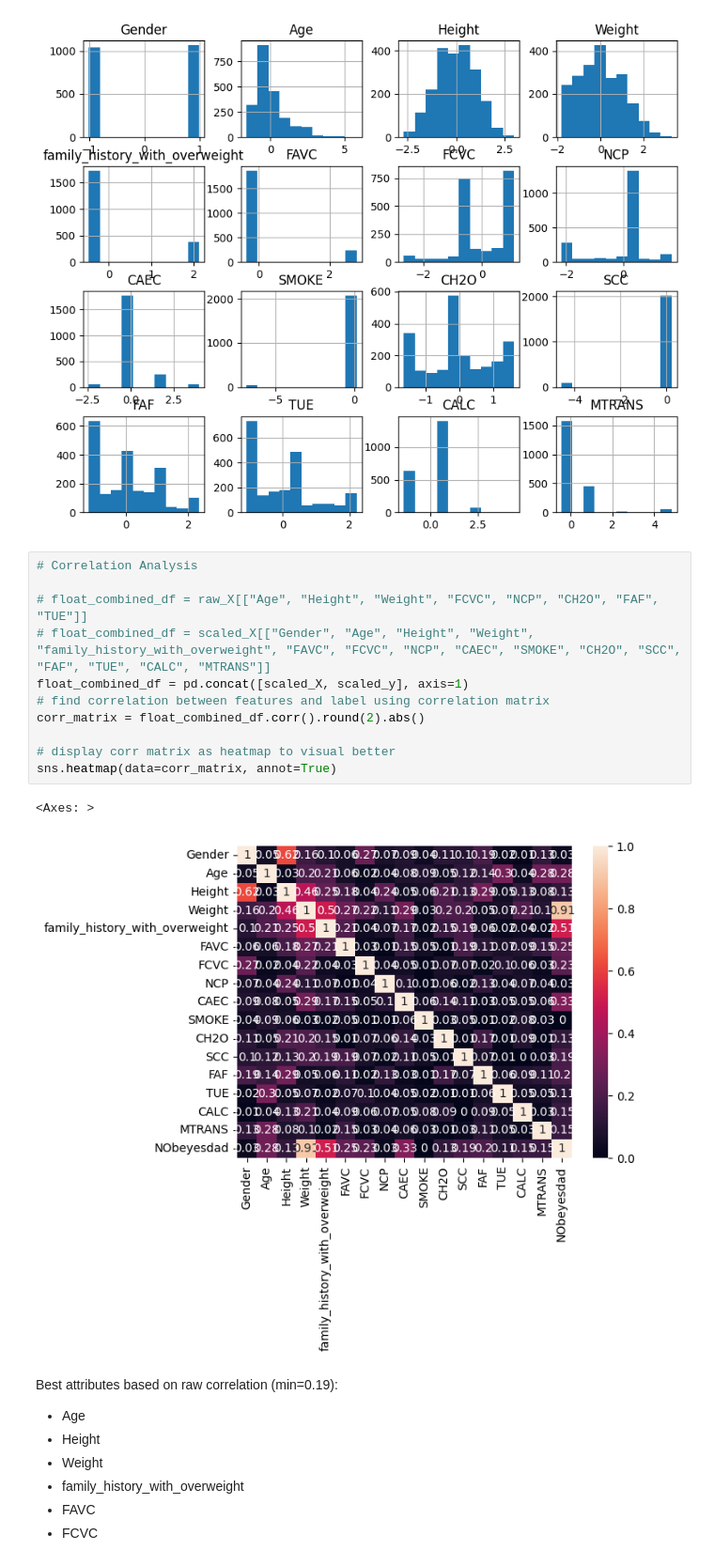
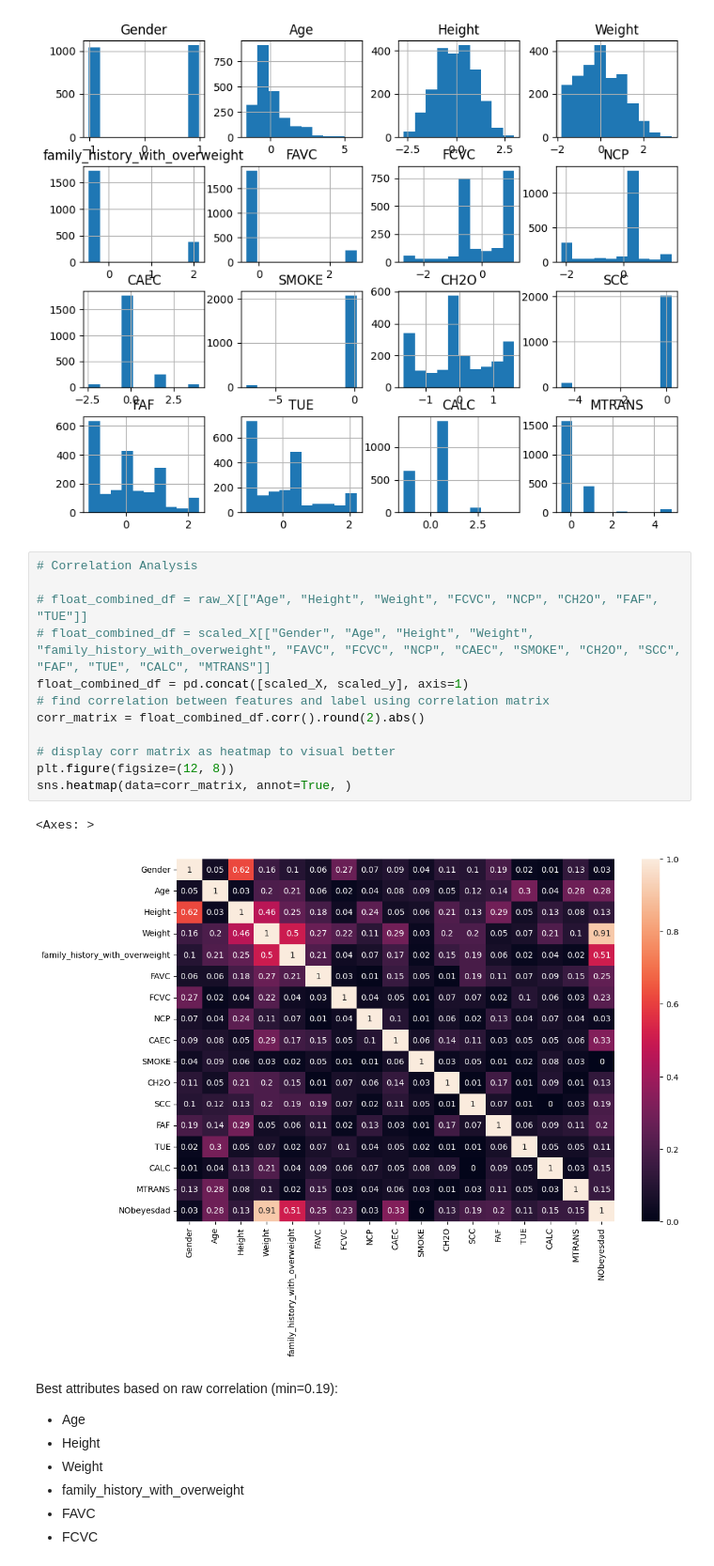
Before and after one commit to ThejasKumar100/cs4372_hw2, a Jupyter notebook: plain_decision_tree_classifier.ipynb, the cells around one changed output. Shown at 94% size. Cells and saved outputs as stored; diff of their text form.

```diff
--- a/plain_decision_tree_classifier.ipynb
+++ b/plain_decision_tree_classifier.ipynb
@@ -295,17 +295,18 @@ plt.show()
 # %%
 # Correlation Analysis
 
 # float_combined_df = raw_X[["Age", "Height", "Weight", "FCVC", "NCP", "CH2O", "FAF", "TUE"]]
 # float_combined_df = scaled_X[["Gender", "Age", "Height", "Weight", "family_history_with_overweight", "FAVC", "FCVC", "NCP", "CAEC", "SMOKE", "CH2O", "SCC", "FAF", "TUE", "CALC", "MTRANS"]]
 float_combined_df = pd.concat([scaled_X, scaled_y], axis=1)
 # find correlation between features and label using correlation matrix
 corr_matrix = float_combined_df.corr().round(2).abs()
 
 # display corr matrix as heatmap to visual better
-sns.heatmap(data=corr_matrix, annot=True)
+plt.figure(figsize=(12, 8))
+sns.heatmap(data=corr_matrix, annot=True, )
 # %% [output]
 <Axes: >
-[figure, old version]
+[figure, new version]
 # %% [markdown]
 Best attributes based on raw correlation (min=0.19):
 - Age
```
Also changed, not shown: parts of 2 cells of this notebook.
